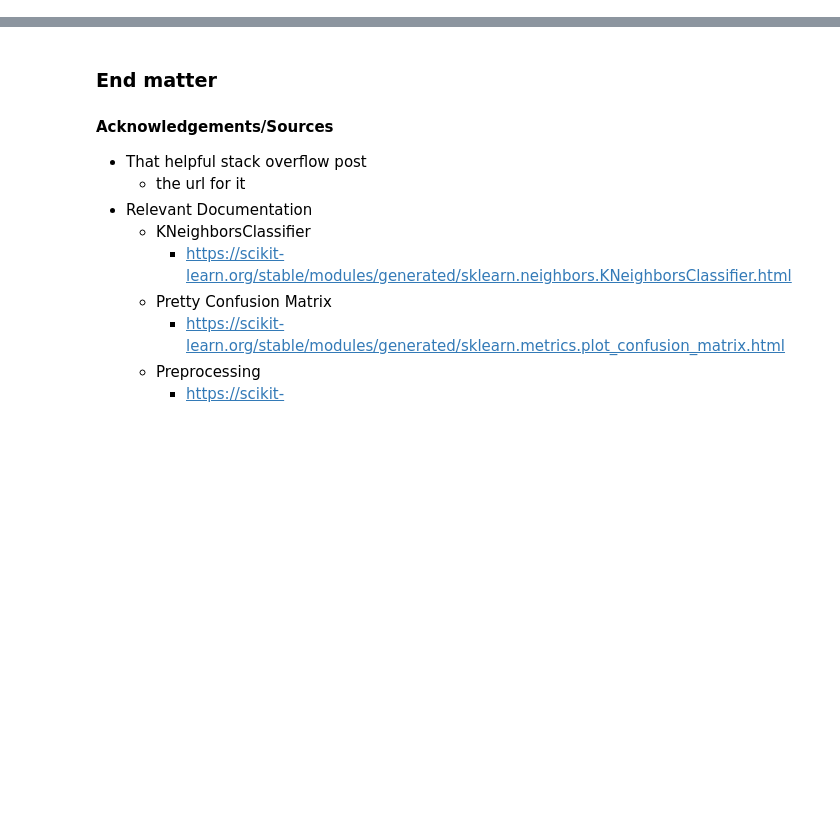
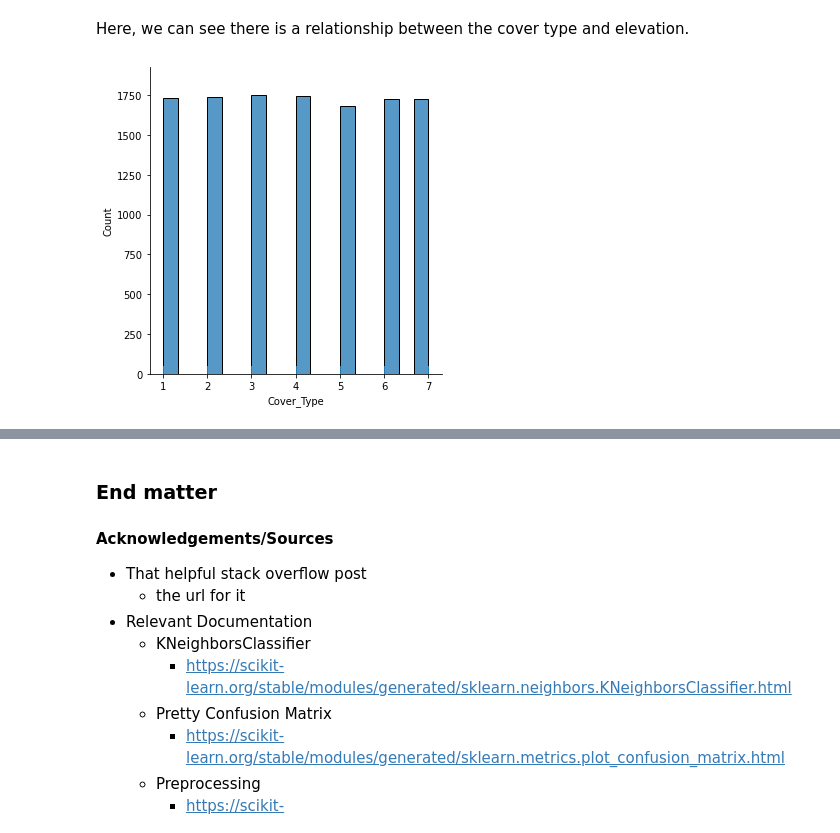
Before and after one commit to justinetaylor/mids-w207-final-project, a Jupyter notebook: clear-cut-solution.ipynb, the cells around one changed output, grey strips where cells are left out. Drawn from its saved outputs; the diff is of its cells as text; code cells hidden in the pictures; blank space fills up the shorter version.

```diff
--- a/clear-cut-solution.ipynb
+++ b/clear-cut-solution.ipynb
@@ -216,0 +98,7 @@ MLP accuracy =  0.8409391534391535
+# %% [markdown]
+Here, we can see there is a relationship between the cover type and elevation.
+# %%
+sns.displot(training_data['Cover_Type'],rug=True)
+plt.show()
+# %% [output]
+[figure, added]
```
Also changed, not shown: parts of 46 cells of this notebook, 5 other files.
